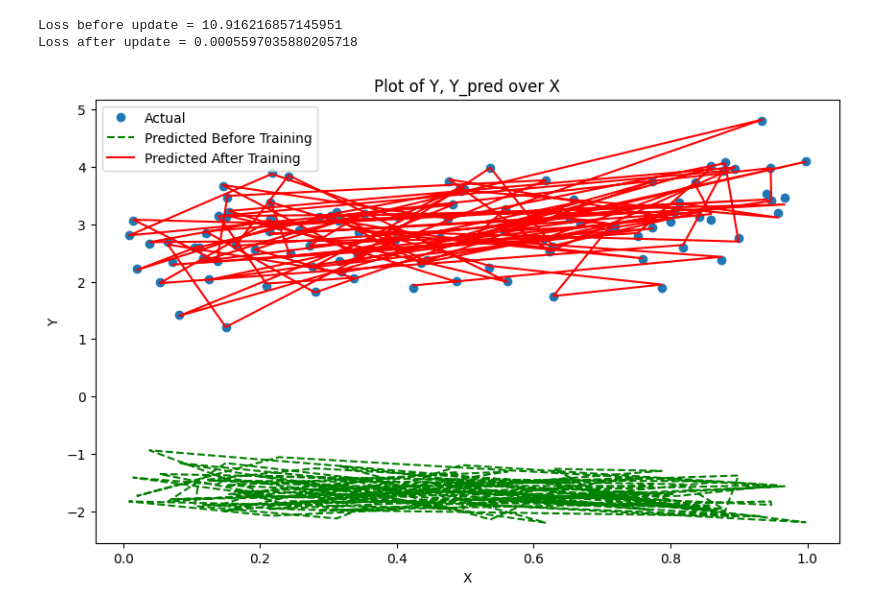
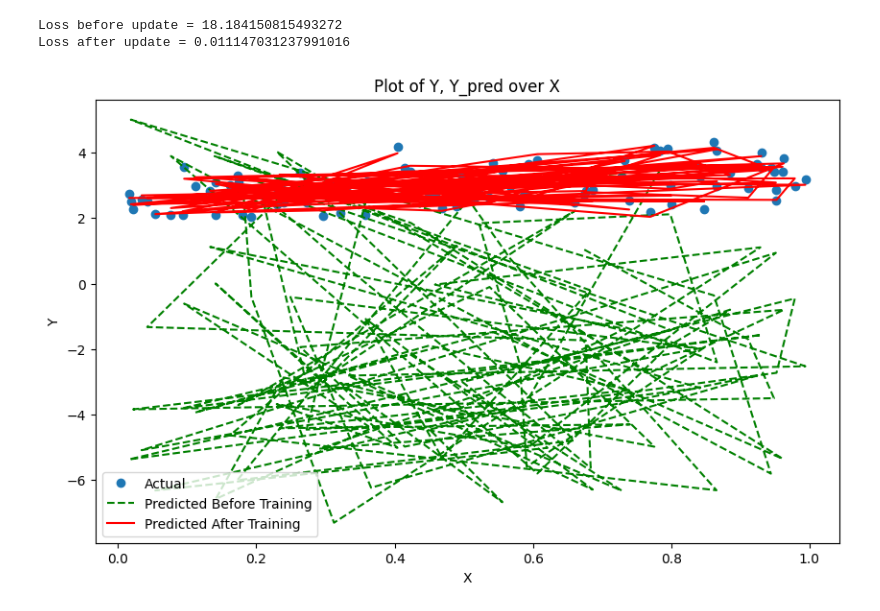
Before and after one commit to ErikFolkesson/nn_from_scratch_python, a Jupyter notebook: notebooks/testing.ipynb, the cells around one changed output. Cells and saved outputs as stored; diff of their text form; code cells hidden in the pictures.

```diff
--- a/notebooks/testing.ipynb
+++ b/notebooks/testing.ipynb
@@ -18,13 +18,14 @@ output_size = 1
 X = np.random.random((num_features, num_examples))
 Y = X.sum(axis=0) + 0.5
 # %%
-layer1 = Dense(input_size, 5, "relu")
-layer2 = Dense(5, output_size, "none")
+layer1 = Dense(input_size, 10, "relu")
+layer2 = Dense(10, 5, "relu")
+layer3 = Dense(5, output_size, "none")
 
 cost = Cost("MSE")
 optimizer = Optimizer("none", 10)
 # %%
-network = Network([layer1, layer2], optimizer, cost)
+network = Network([layer1, layer2, layer3], optimizer, cost)
 
 cache = network.forward_prop(X,Y)
 # %%
@@ -35,27 +36,27 @@ cache_2 = network.forward_prop(X,Y)
 print(f"Loss before update = {cache['loss']}")
 print(f"Loss after update = {cache_2['loss']}")
 # %% [output]
-Loss before update = 10.916216857145951
-Loss after update = 0.0005597035880205718
+Loss before update = 18.184150815493272
+Loss after update = 0.011147031237991016
 # %%
 import matplotlib.pyplot as plt
 import numpy as np
 
 # Assuming X and Y are 1-D numpy arrays
 # Assuming cache_1['Y_hat'] are the predictions before training
 # Assuming cache_2['Y_hat'] are the predictions after training
 
-Y_hat_before = np.reshape(cache[f'A_1'], -1)
-Y_hat_after = np.reshape(cache_2['A_1'], -1)
+Y_hat_before = np.reshape(cache[f'A_2'], -1)
+Y_hat_after = np.reshape(cache_2['A_2'], -1)
 
 plt.figure(figsize=(10, 6))
 plt.plot(X[0], Y, 'o', label='Actual')
 plt.plot(X[0], Y_hat_before, 'g--', label='Predicted Before Training')
 plt.plot(X[0], Y_hat_after, 'r-', label='Predicted After Training')
 plt.xlabel('X')
 plt.ylabel('Y')
 plt.title('Plot of Y, Y_pred over X')
 plt.legend()
 plt.show()
 # %% [output]
-[figure, old version]
+[figure, new version]
```
Also changed, not shown: 3 other files.
